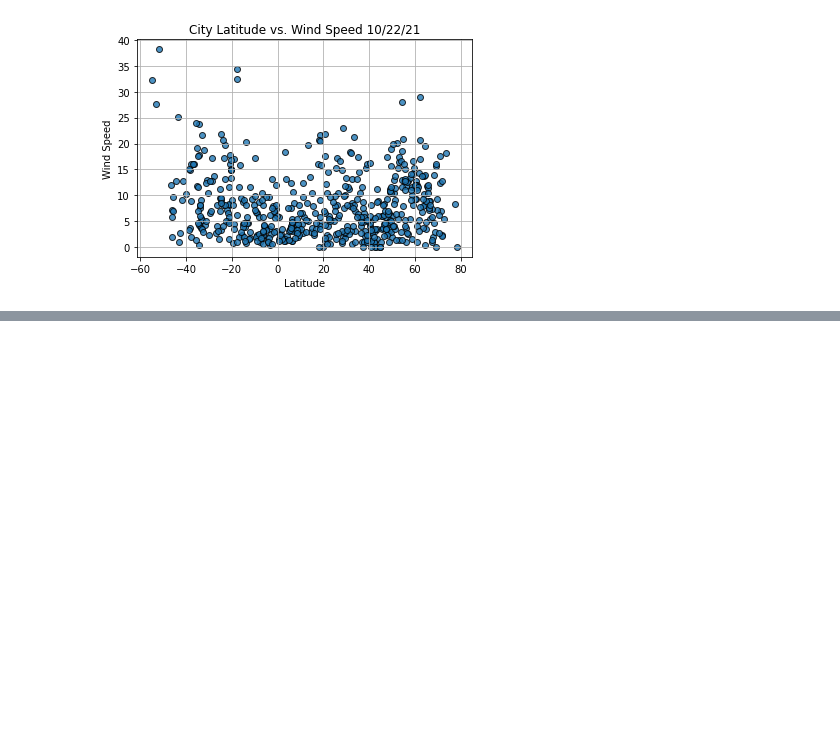
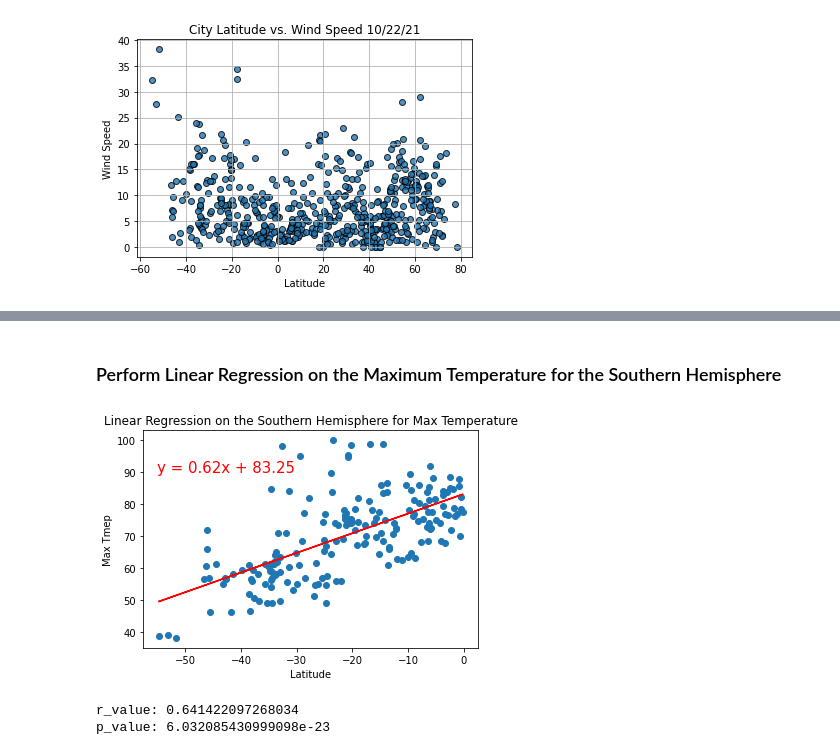
Before and after one commit to Simon-Xu-Lan/World_Weather_Analysis, a Jupyter notebook: Weather.ipynb, the cells around one changed output, grey strips where cells are left out. Saved outputs shown, nothing was run; the diff lists cells and outputs as text; code cells hidden in the pictures; blank space fills up the shorter version.

```diff
--- a/Weather.ipynb
+++ b/Weather.ipynb
@@ -419,0 +525,14 @@ plt.show()
+# %% [markdown]
+### Perform Linear Regression on the Maximum Temperature for the Southern Hemisphere
+# %%
+plot_linear_regression(
+    southern_hemi_df["Lat"],
+    southern_hemi_df["Max Temp"],
+    'Linear Regression on the Southern Hemisphere for Max Temperature',
+    'Max Tmep',
+    (-55, 90),
+)
+# %% [output]
+[figure, added]
+r_value: 0.641422097268034
+p_value: 6.032085430999098e-23
```
Also changed, not shown: parts of 18 cells of this notebook.
